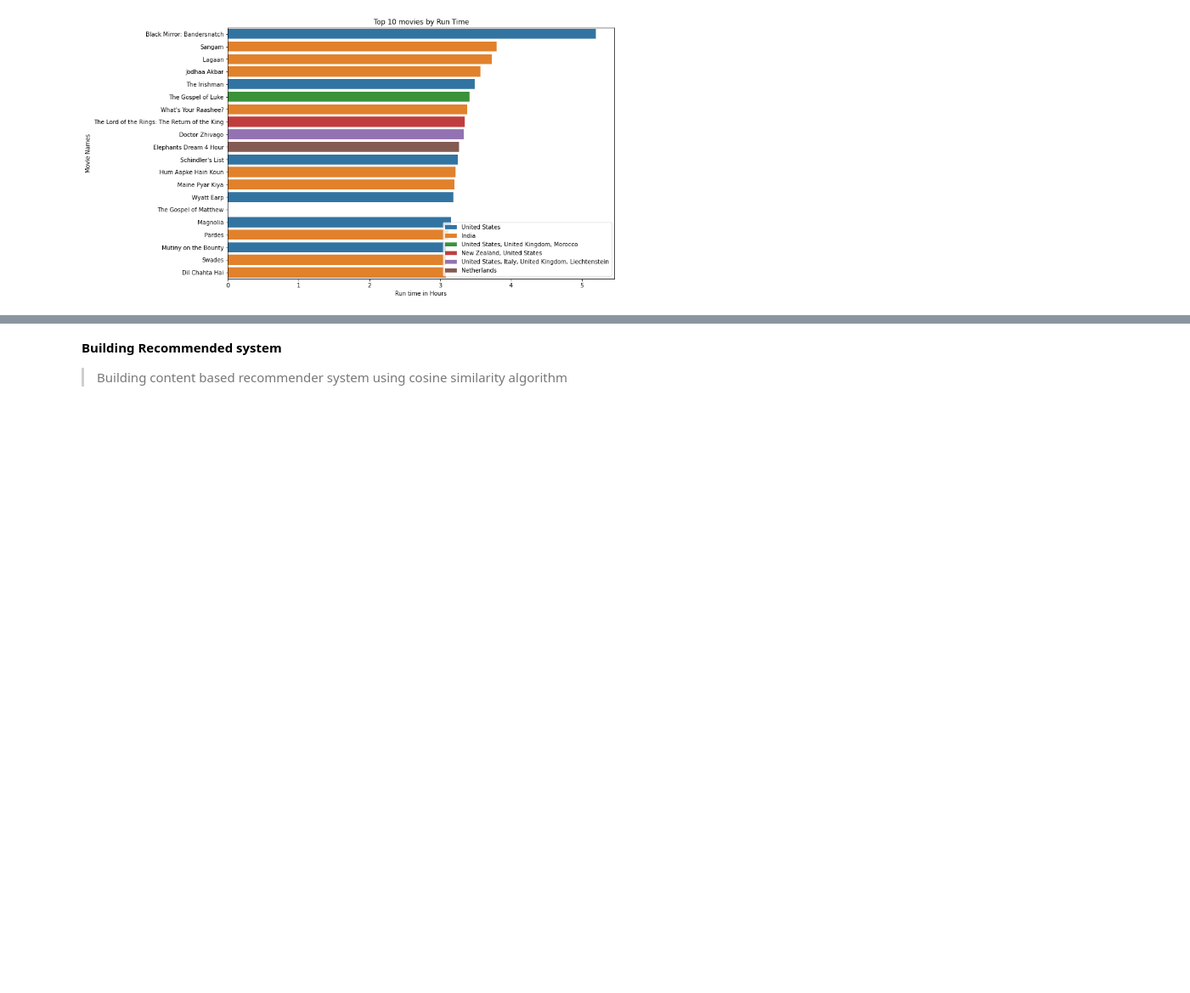
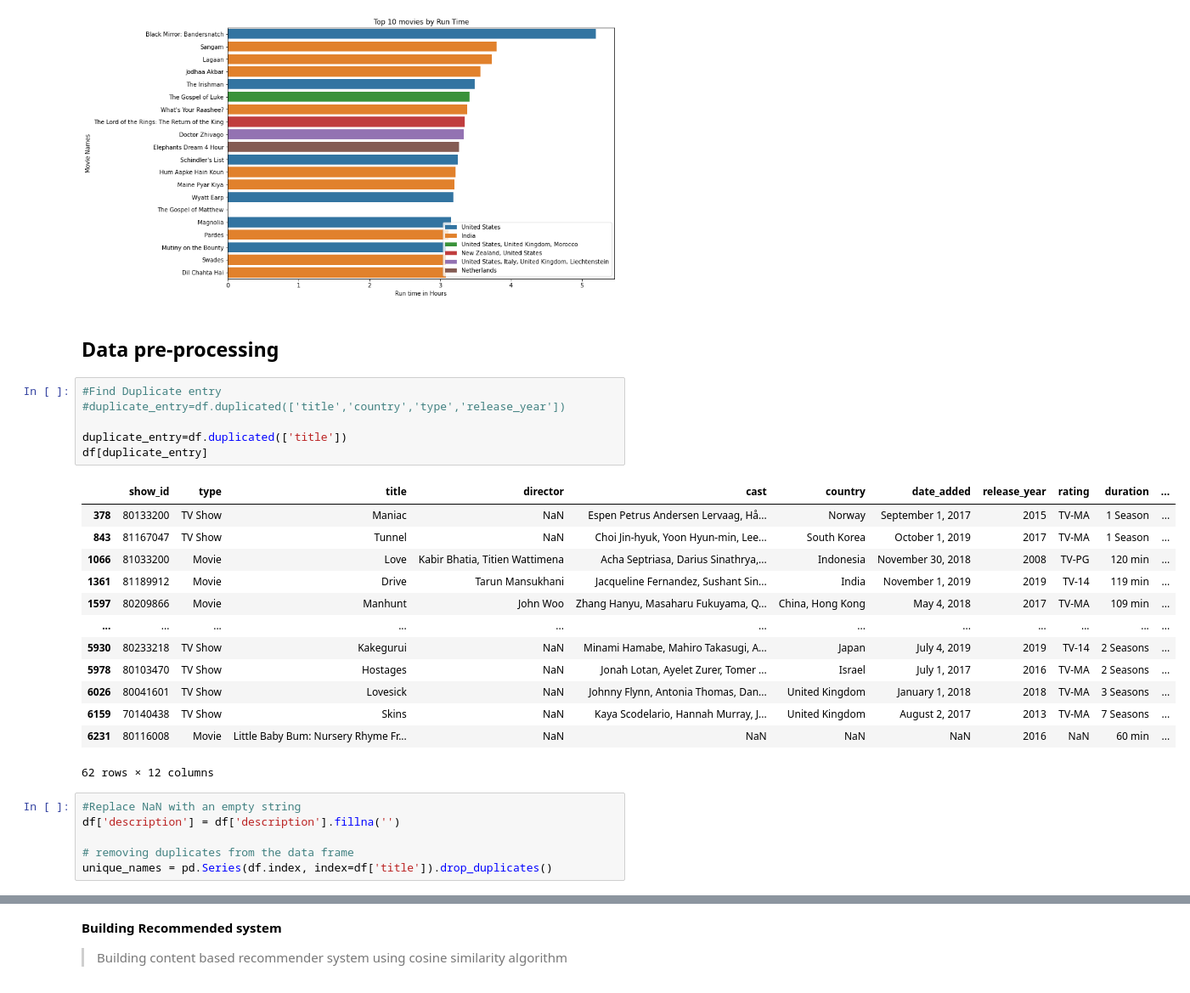
Before and after one commit to ShamsulAbedin/CA683I, a Jupyter notebook: Shamsul_Abedin_CA683I_ID19215008_Netflix_Movie.ipynb, the cells around one changed output, grey strips where cells are left out. Shown at 85% size. Drawn from its saved outputs; the diff is of its cells as text; blank space fills up the shorter version.

```diff
--- a/Shamsul_Abedin_CA683I_ID19215008_Netflix_Movie.ipynb
+++ b/Shamsul_Abedin_CA683I_ID19215008_Netflix_Movie.ipynb
@@ -389,3 +409,31 @@ plt.ylabel('Movie Names')
 plt.show()
 # %% [output]
 [figure]
+# %% [markdown]
+## Data pre-processing
+# %%
+#Find Duplicate entry
+#duplicate_entry=df.duplicated(['title','country','type','release_year'])
+
+duplicate_entry=df.duplicated(['title'])
+df[duplicate_entry]
+# %% [output]
+|  | show_id | type | title | director | cast | country | date_added | release_year | rating | duration | ... |
+| 378 | 80133200 | TV Show | Maniac | NaN | Espen Petrus Andersen Lervaag, Hå... | Norway | September 1, 2017 | 2015 | TV-MA | 1 Season | ... |
+| 843 | 81167047 | TV Show | Tunnel | NaN | Choi Jin-hyuk, Yoon Hyun-min, Lee... | South Korea | October 1, 2019 | 2017 | TV-MA | 1 Season | ... |
+| 1066 | 81033200 | Movie | Love | Kabir Bhatia, Titien Wattimena | Acha Septriasa, Darius Sinathrya,... | Indonesia | November 30, 2018 | 2008 | TV-PG | 120 min | ... |
+| 1361 | 81189912 | Movie | Drive | Tarun Mansukhani | Jacqueline Fernandez, Sushant Sin... | India | November 1, 2019 | 2019 | TV-14 | 119 min | ... |
+| 1597 | 80209866 | Movie | Manhunt | John Woo | Zhang Hanyu, Masaharu Fukuyama, Q... | China, Hong Kong | May 4, 2018 | 2017 | TV-MA | 109 min | ... |
+| ... | ... | ... | ... | ... | ... | ... | ... | ... | ... | ... | ... |
+| 5930 | 80233218 | TV Show | Kakegurui | NaN | Minami Hamabe, Mahiro Takasugi, A... | Japan | July 4, 2019 | 2019 | TV-14 | 2 Seasons | ... |
+| 5978 | 80103470 | TV Show | Hostages | NaN | Jonah Lotan, Ayelet Zurer, Tomer ... | Israel | July 1, 2017 | 2016 | TV-MA | 2 Seasons | ... |
+| 6026 | 80041601 | TV Show | Lovesick | NaN | Johnny Flynn, Antonia Thomas, Dan... | United Kingdom | January 1, 2018 | 2018 | TV-MA | 3 Seasons | ... |
+| 6159 | 70140438 | TV Show | Skins | NaN | Kaya Scodelario, Hannah Murray, J... | United Kingdom | August 2, 2017 | 2013 | TV-MA | 7 Seasons | ... |
+| 6231 | 80116008 | Movie | Little Baby Bum: Nursery Rhyme Fr... | NaN | NaN | NaN | NaN | 2016 | NaN | 60 min | ... |
+62 rows × 12 columns
+# %%
+#Replace NaN with an empty string
+df['description'] = df['description'].fillna('')
+
+# removing duplicates from the data frame
+unique_names = pd.Series(df.index, index=df['title']).drop_duplicates()
```
Also changed, not shown: parts of 28 cells of this notebook.
